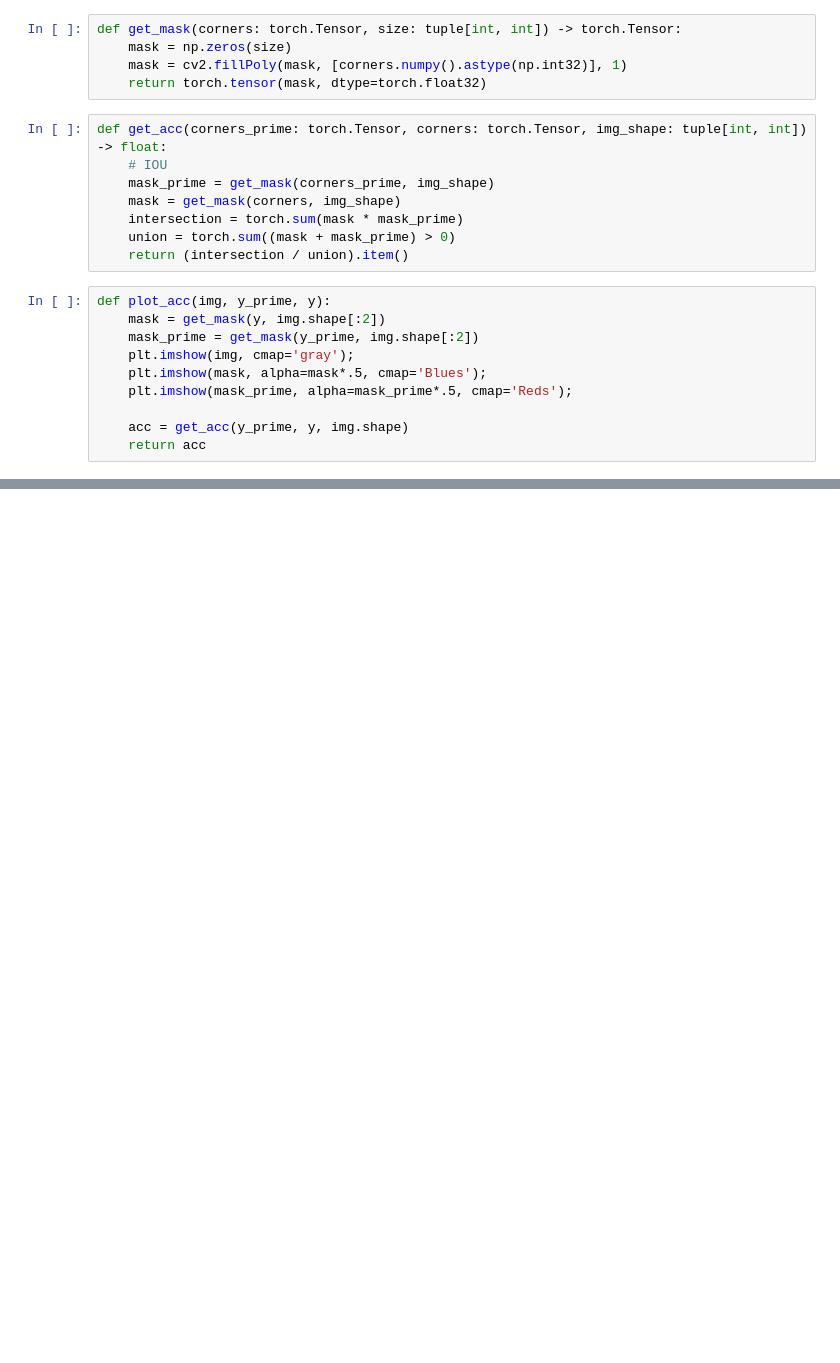
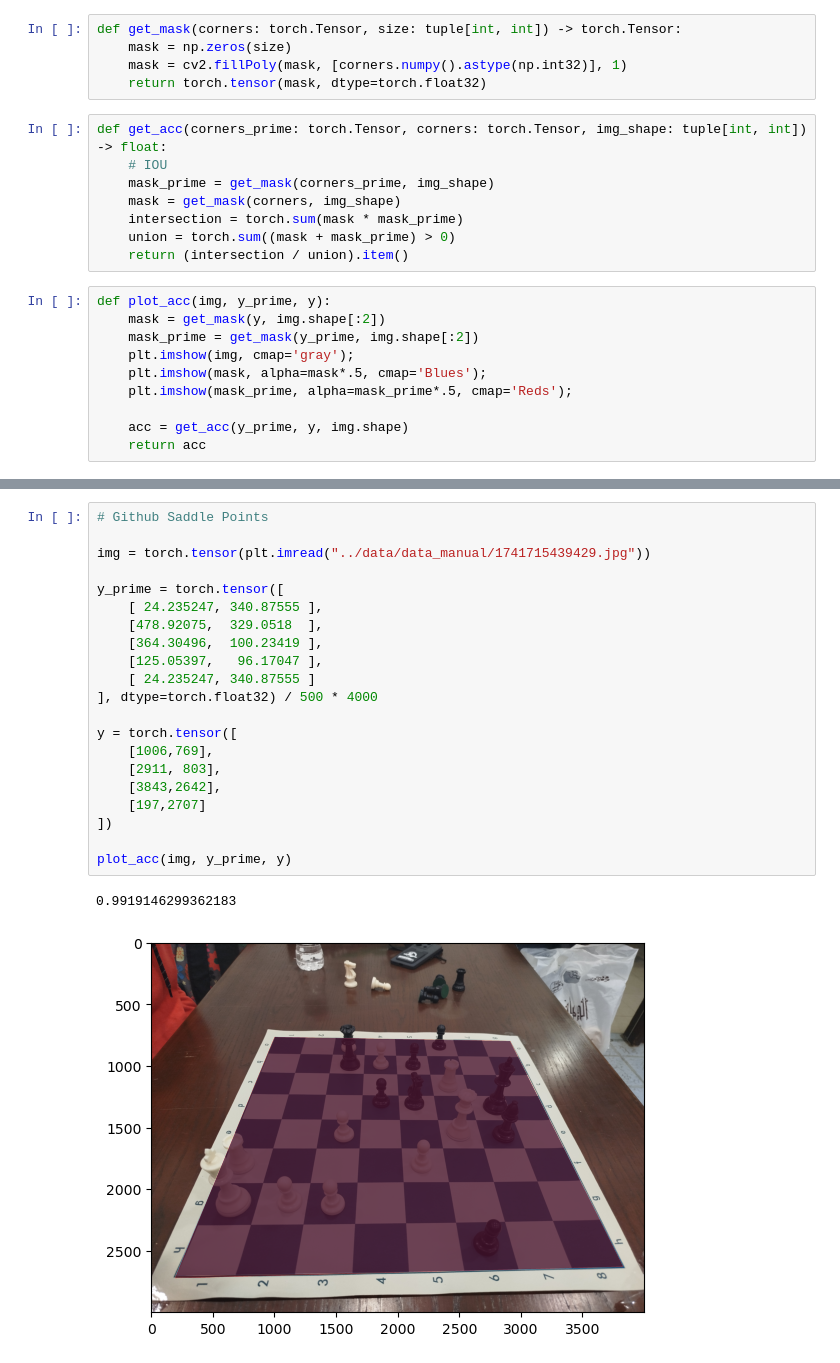
Before and after one commit to MostafaBelo/thesis_chess_lens, a Jupyter notebook: BoardDetection Accuracy Test/main.ipynb, the cells around one changed output, grey strips where cells are left out. Saved outputs shown, nothing was run; the diff lists cells and outputs as text; blank space fills up the shorter version.

Commit message:
manual image test

```diff
--- a/BoardDetection Accuracy Test/main.ipynb
+++ b/BoardDetection Accuracy Test/main.ipynb
@@ -63 +90,25 @@ plot_acc(img, y_prime, y)
+# %%
+# Github Saddle Points
+
+img = torch.tensor(plt.imread("../data/data_manual/1741715439429.jpg"))
+
+y_prime = torch.tensor([
+    [ 24.235247, 340.87555 ],
+    [478.92075,  329.0518  ],
+    [364.30496,  100.23419 ],
+    [125.05397,   96.17047 ],
+    [ 24.235247, 340.87555 ]
+], dtype=torch.float32) / 500 * 4000
+
+y = torch.tensor([
+    [1006,769],
+    [2911, 803],
+    [3843,2642],
+    [197,2707]
+])
+
+plot_acc(img, y_prime, y)
+# %% [output]
+0.9919146299362183
+[figure, added]
 # %%
```
Also changed, not shown: parts of 4 cells of this notebook, 1 other file.
